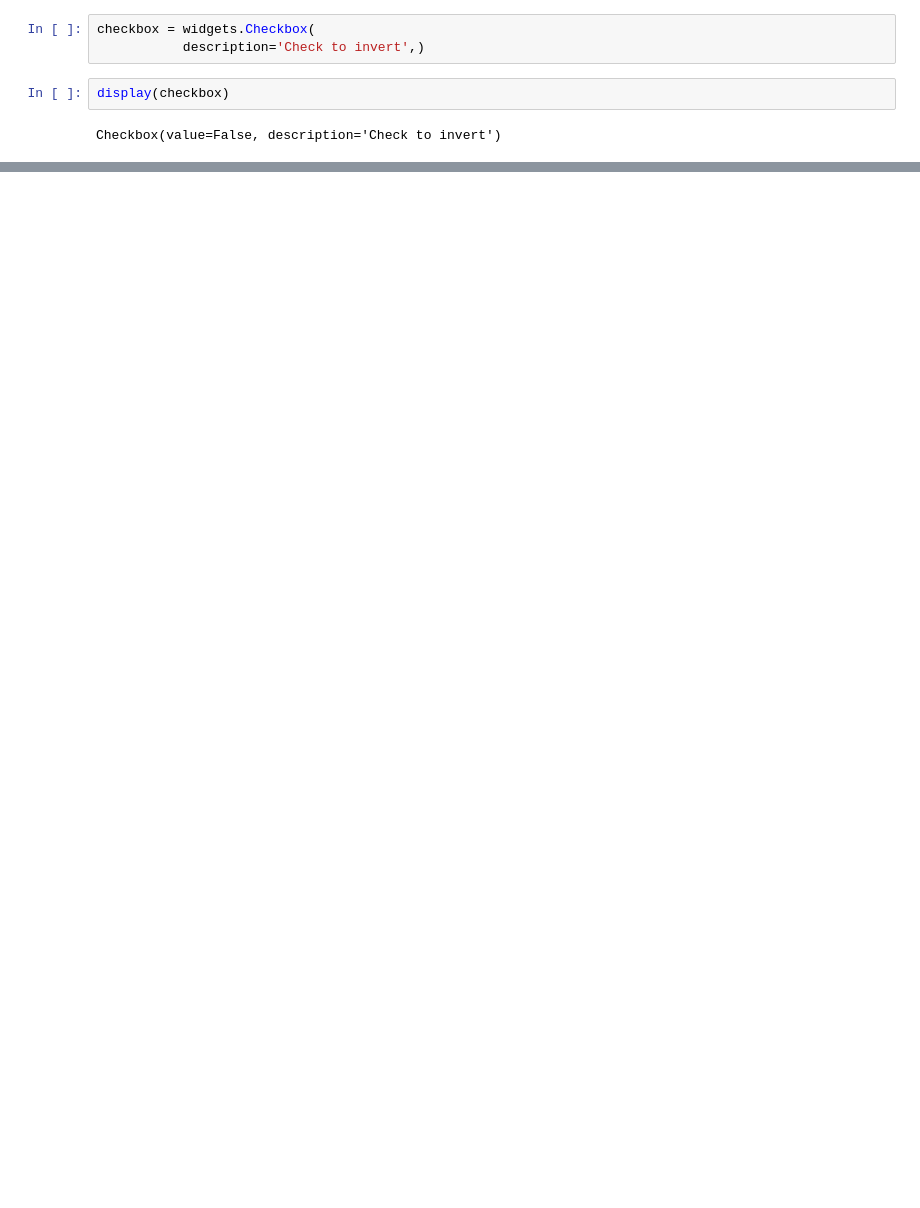
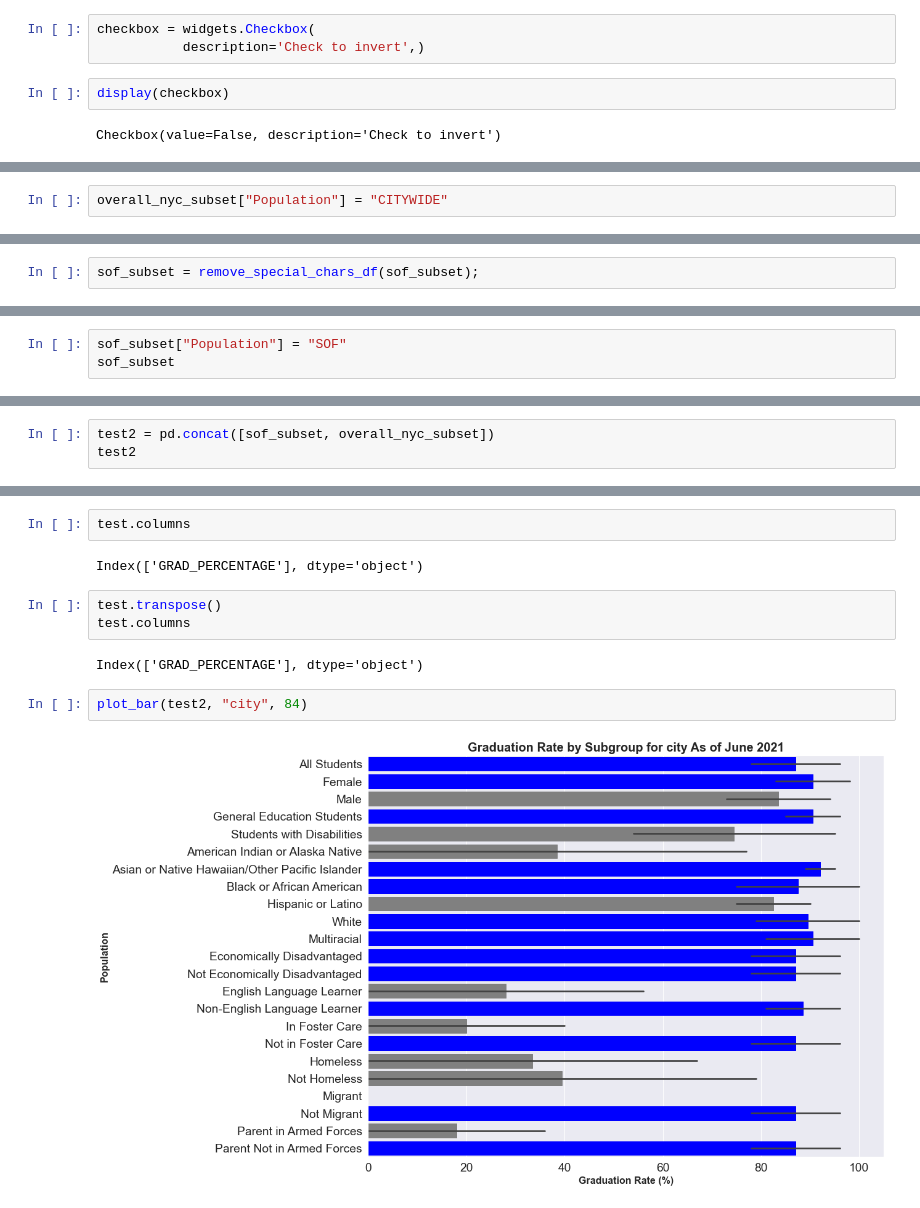
Before and after one commit to dataeducator/analysis-of-graduation-rate-nyc-public-high-schools, a Jupyter notebook: analysis-of-graduation-rate-nyc-public-high-schools.ipynb, the cells around one changed output, grey strips where cells are left out. Cells and saved outputs as stored; diff of their text form; blank space fills up the shorter version.

```diff
--- a/analysis-of-graduation-rate-nyc-public-high-schools.ipynb
+++ b/analysis-of-graduation-rate-nyc-public-high-schools.ipynb
@@ -736,0 +789,2 @@ Checkbox(value=False, description='Check to invert')
+# %%
+overall_nyc_subset["Population"] = "CITYWIDE"
@@ -736,0 +811,2 @@ Checkbox(value=False, description='Check to invert')
+# %%
+sof_subset = remove_special_chars_df(sof_subset);
@@ -736,0 +819,3 @@ Checkbox(value=False, description='Check to invert')
+# %%
+sof_subset["Population"] = "SOF"
+sof_subset
@@ -736,0 +892,3 @@ Checkbox(value=False, description='Check to invert')
+# %%
+test2 = pd.concat([sof_subset, overall_nyc_subset])
+test2
@@ -736,0 +978,13 @@ Checkbox(value=False, description='Check to invert')
+# %%
+test.columns
+# %% [output]
+Index(['GRAD_PERCENTAGE'], dtype='object')
+# %%
+test.transpose()
+test.columns
+# %% [output]
+Index(['GRAD_PERCENTAGE'], dtype='object')
+# %%
+plot_bar(test2, "city", 84)
+# %% [output]
+[figure, added]
```
Also changed, not shown: parts of 18 cells of this notebook.
